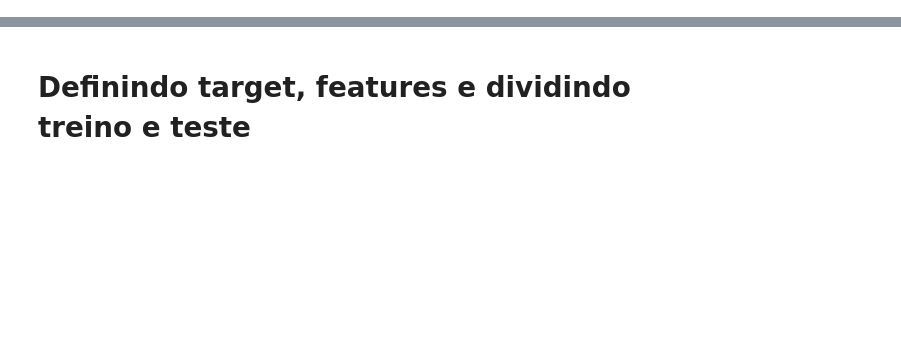
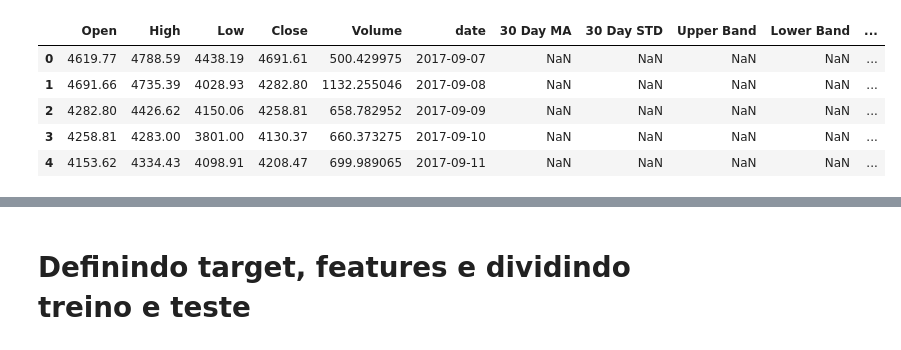
Before and after one commit to GabsGear/cpbr-2019-ktb, a Jupyter notebook: apre_jupyter/apresentacao.ipynb, the cells around one changed output, grey strips where cells are left out. Cells and saved outputs as stored; diff of their text form; code cells hidden in the pictures; blank space fills up the shorter version.

```diff
--- a/apre_jupyter/apresentacao.ipynb
+++ b/apre_jupyter/apresentacao.ipynb
@@ -255,0 +268,11 @@ tgt.plotTargets()
+# %%
+idc = Indicators(bands.df)
+df = idc.add_indicators()
+df.head()
+# %% [output]
+|  | Open | High | Low | Close | Volume | date | 30 Day MA | 30 Day STD | Upper Band | Lower Band | ... |
+| 0 | 4619.77 | 4788.59 | 4438.19 | 4691.61 | 500.429975 | 2017-09-07 | NaN | NaN | NaN | NaN | ... |
+| 1 | 4691.66 | 4735.39 | 4028.93 | 4282.80 | 1132.255046 | 2017-09-08 | NaN | NaN | NaN | NaN | ... |
+| 2 | 4282.80 | 4426.62 | 4150.06 | 4258.81 | 658.782952 | 2017-09-09 | NaN | NaN | NaN | NaN | ... |
+| 3 | 4258.81 | 4283.00 | 3801.00 | 4130.37 | 660.373275 | 2017-09-10 | NaN | NaN | NaN | NaN | ... |
+| 4 | 4153.62 | 4334.43 | 4098.91 | 4208.47 | 699.989065 | 2017-09-11 | NaN | NaN | NaN | NaN | ... |
```
Also changed, not shown: parts of 74 cells of this notebook, 8 other files.
